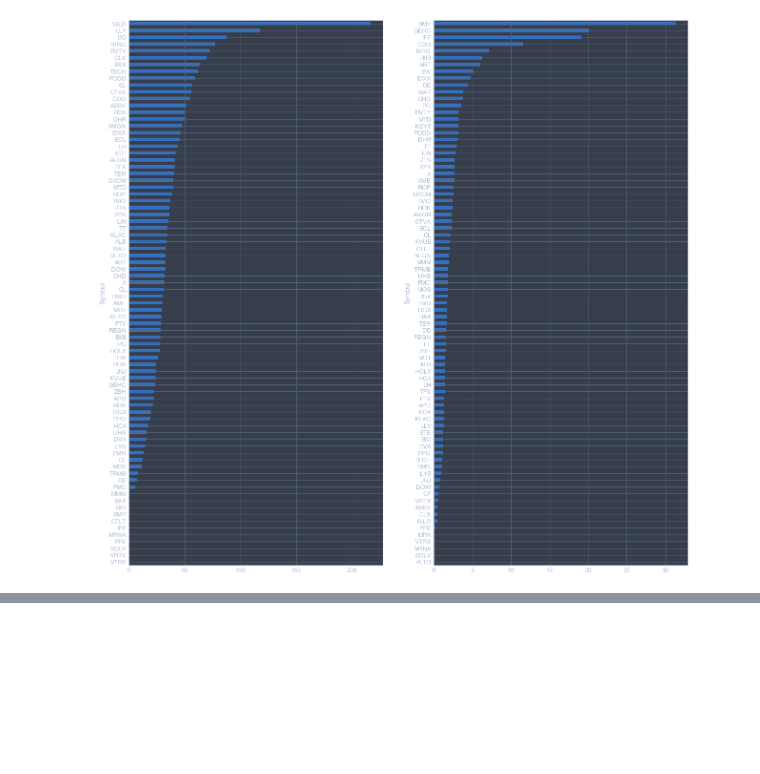
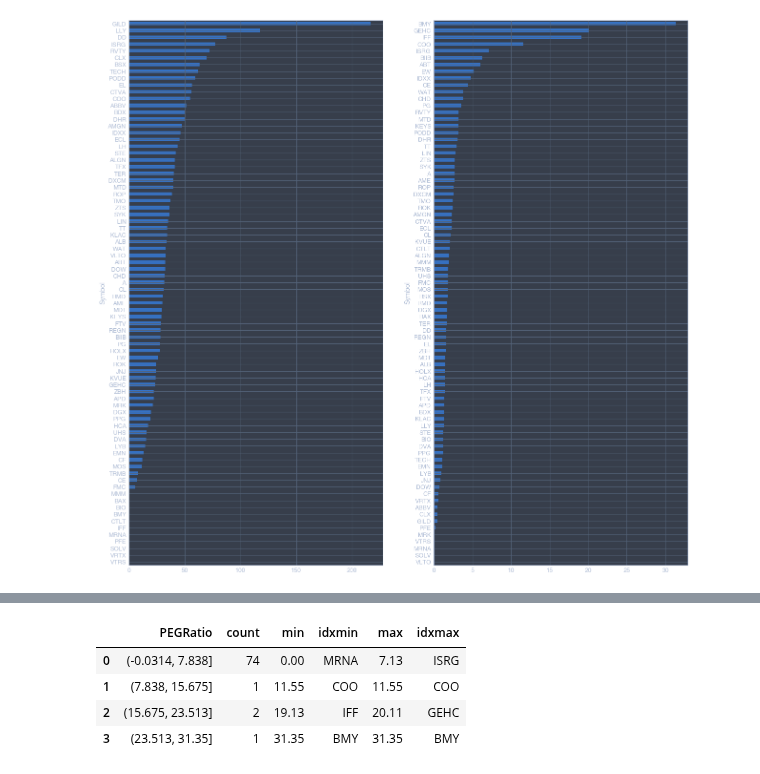
Before and after one commit to fadeeva/stock_market_research, a Jupyter notebook: Portfolio/Search_Review/Sectors_review/LIFE_SCIENCES.ipynb, the cells around one changed output, grey strips where cells are left out. Saved outputs shown, nothing was run; the diff lists cells and outputs as text; code cells hidden in the pictures; blank space fills up the shorter version.

```diff
--- a/Portfolio/Search_Review/Sectors_review/LIFE_SCIENCES.ipynb
+++ b/Portfolio/Search_Review/Sectors_review/LIFE_SCIENCES.ipynb
@@ -374,0 +406,11 @@ Gainers intersection  {'CF'}
+# %%
+data = lf['PEGRatio']
+bins = pd.cut(data, 4)
+results = (pd.Series(data).groupby(bins).agg(['count', 'min', 'idxmin', 'max', 'idxmax']).reset_index())
+results
+# %% [output]
+|  | PEGRatio | count | min | idxmin | max | idxmax |
+| 0 | (-0.0314, 7.838] | 74 | 0.00 | MRNA | 7.13 | ISRG |
+| 1 | (7.838, 15.675] | 1 | 11.55 | COO | 11.55 | COO |
+| 2 | (15.675, 23.513] | 2 | 19.13 | IFF | 20.11 | GEHC |
+| 3 | (23.513, 31.35] | 1 | 31.35 | BMY | 31.35 | BMY |
```
Also changed, not shown: parts of 7 cells of this notebook.
